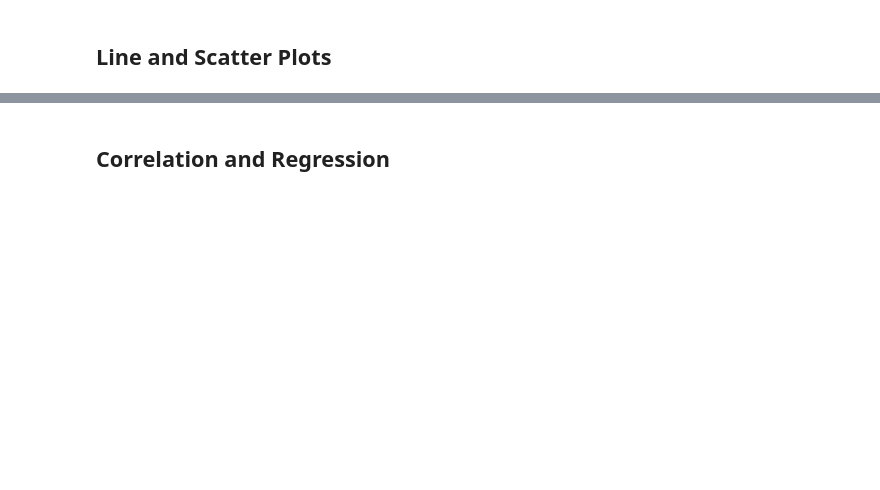
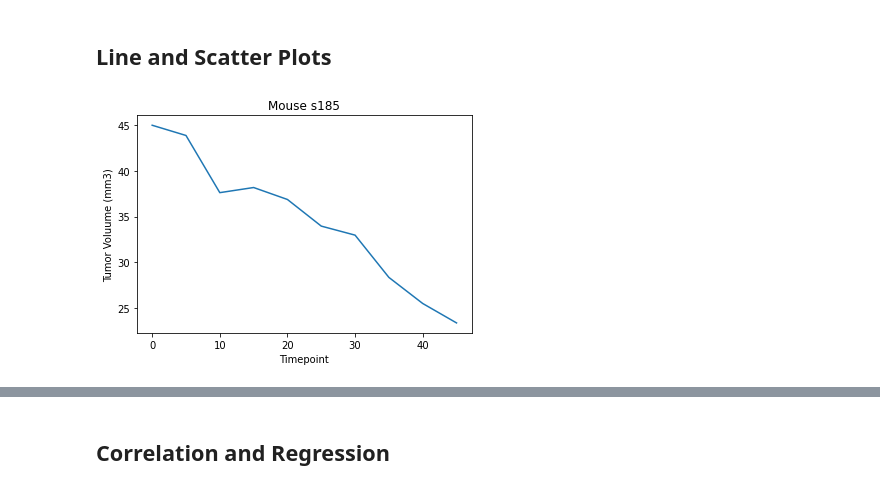
Before and after one commit to rrocha1297/matplotlib-challenge, a Jupyter notebook: pymaceuticals_starter.ipynb, the cells around one changed output, grey strips where cells are left out. Saved outputs shown, nothing was run; the diff lists cells and outputs as text; code cells hidden in the pictures; blank space fills up the shorter version.

```diff
--- a/pymaceuticals_starter.ipynb
+++ b/pymaceuticals_starter.ipynb
@@ -221,5 +295,21 @@ plt.show()
 ## Line and Scatter Plots
 # %%
 # Generate a line plot of tumor volume vs. time point for a mouse treated with Capomulin
+# cleaned_df.loc[cleaned_df["Drug Regimen"] == "Capomulin"].head()
+#s185
+
+s185_tumor = cleaned_df.loc[cleaned_df["Mouse ID"]=="s185"]
+#s185_tumor
+
+plt.plot(s185_tumor["Timepoint"], s185_tumor["Tumor Volume (mm3)"])
+
+plt.title("Mouse s185")
+
+plt.xlabel("Timepoint")
+plt.ylabel("Tumor Voluume (mm3)")
+
+plt.show()
+# %% [output]
+[figure, added]
 # %%
 # Generate a scatter plot of average tumor volume vs. mouse weight for the Capomulin regimen
```
Also changed, not shown: parts of 7 cells of this notebook.
